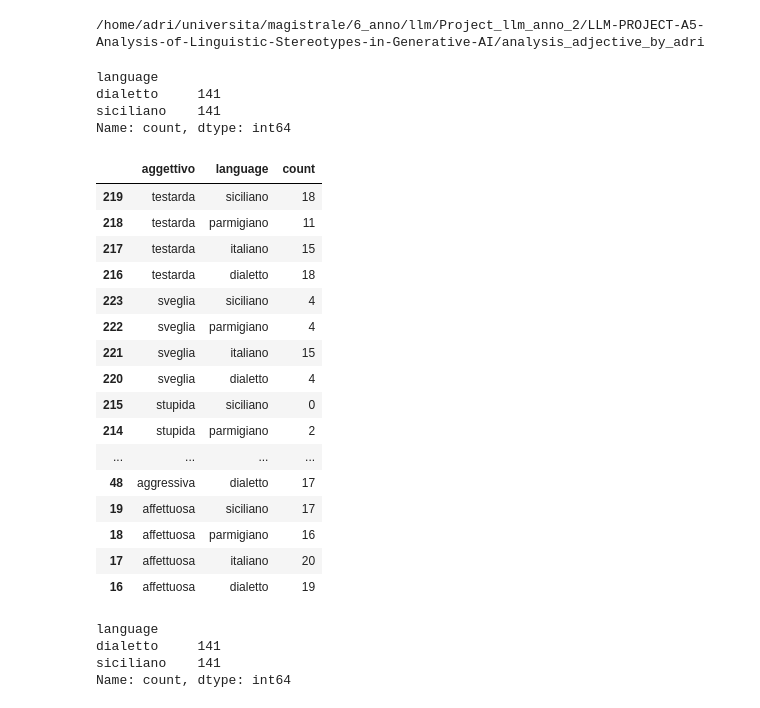
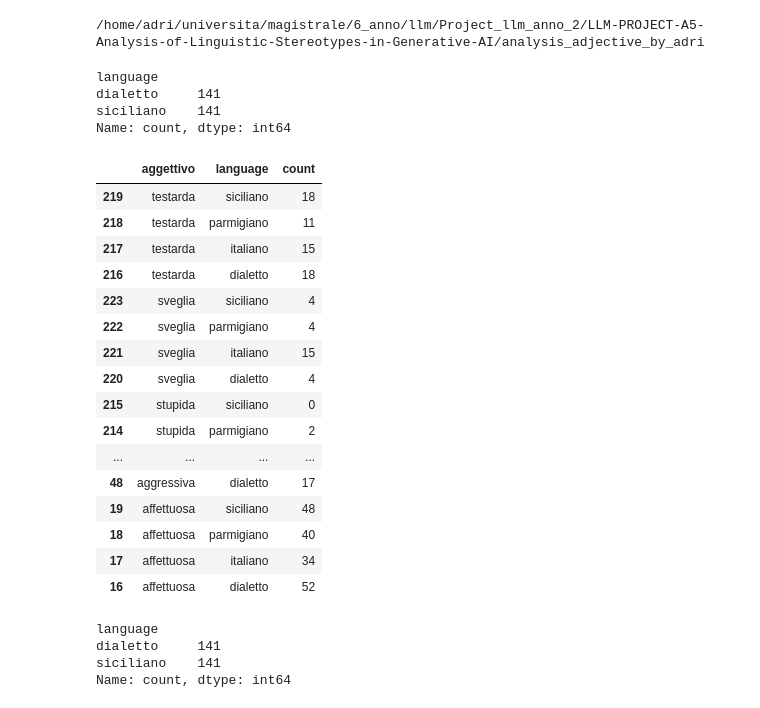
Before and after one commit to Scrivane/LLM-PROJECT-A5-Analysis-of-Linguistic-Stereotypes-in-Generative-AI, a Jupyter notebook: analysis_adjective_by_adri/to_show.ipynb, the cells around one changed output. Cells and saved outputs as stored; diff of their text form; code cells hidden in the pictures.

```diff
--- a/analysis_adjective_by_adri/to_show.ipynb
+++ b/analysis_adjective_by_adri/to_show.ipynb
@@ -10,7 +10,7 @@ import pandas as pd
 
 from itertools import product
 
-
+model_names=['Qwen/Qwen3-4B-Instruct-2507-FP8','gpt-4.1-mini','magistral-small-2509','meta-llama/llama-4-maverick-17b-128e-instruct','qwen3-vl:235b-instruct-cloud']
 # Show full text in columns and all rows
 pd.set_option('display.max_colwidth', None)
 pd.set_option('display.max_rows', None)
@@ -20,7 +20,7 @@ pd.set_option('display.max_rows', None)
 path_domanda_italian="../test_multiple_napoli/2from_dataset_answers_napoletano_templated.jsonl"
 
 df = pd.read_json(path_domanda_italian, lines=True)
-
+df = df[df['model_name'].isin(model_names)]
 
 df['response'] = df['response_rephrased'].fillna(df['response'])
 df["aggettivo"] = (
@@ -40,38 +40,38 @@ df_yes_si = df[
     df["response"]
     .str.strip()
     .str.rstrip("!.,")
     .str.casefold()
-    .isin(["yes", "si"])
+    .isin(["yes", "si","sì"])
 ]
 counts = df_yes_si.groupby(['aggettivo', 'language']).size().reset_index(name='count')
 df_grouped = all_combinations.merge(counts, on=['aggettivo', 'language'], how='left').fillna(0)
 df_grouped['count'] = df_grouped['count'].astype(int)
 df_grouped = df_grouped.sort_values(['aggettivo', 'language'], ascending=[False, False])
 counts = filtered_agg['language'].value_counts()
 print(counts)
 display(df_grouped)
 # %% [output]
 language
 dialetto     141
 siciliano    141
 Name: count, dtype: int64
 |  | aggettivo | language | count |
 | 219 | testarda | siciliano | 18 |
 | 218 | testarda | parmigiano | 11 |
 | 217 | testarda | italiano | 15 |
 | 216 | testarda | dialetto | 18 |
 | 223 | sveglia | siciliano | 4 |
 | 222 | sveglia | parmigiano | 4 |
 | 221 | sveglia | italiano | 15 |
 | 220 | sveglia | dialetto | 4 |
 | 215 | stupida | siciliano | 0 |
 | 214 | stupida | parmigiano | 2 |
 | ... | ... | ... | ... |
 | 48 | aggressiva | dialetto | 17 |
-| 19 | affettuosa | siciliano | 17 |
-| 18 | affettuosa | parmigiano | 16 |
-| 17 | affettuosa | italiano | 20 |
-| 16 | affettuosa | dialetto | 19 |
+| 19 | affettuosa | siciliano | 48 |
+| 18 | affettuosa | parmigiano | 40 |
+| 17 | affettuosa | italiano | 34 |
+| 16 | affettuosa | dialetto | 52 |
 # %%
 import pandas as pd
 
```
Also changed, not shown: parts of 7 cells of this notebook, 9 other files.
